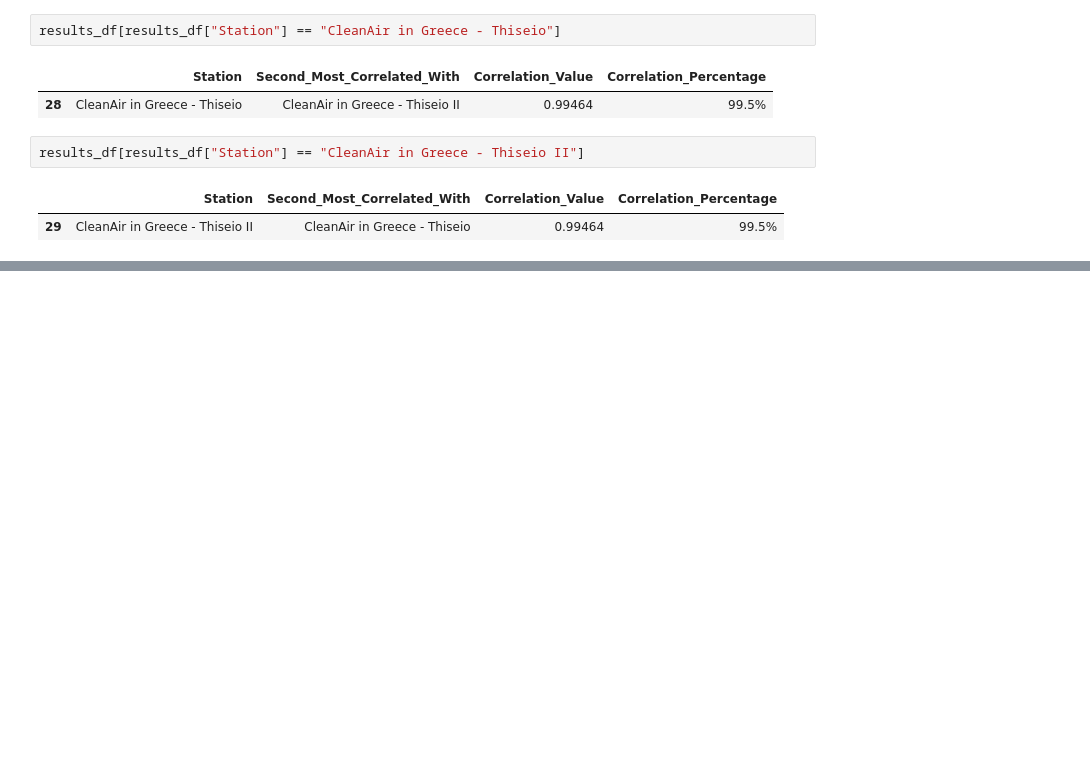
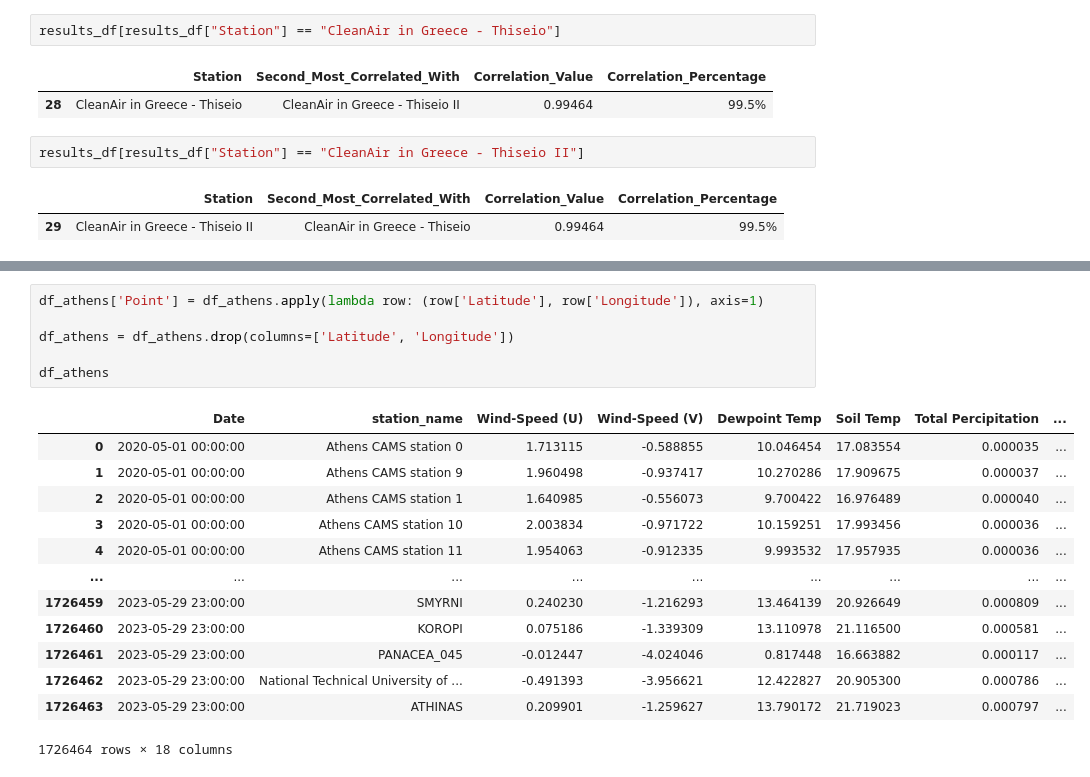
Before and after one commit to erzamerovci/PVDH-AirQualityDataAnalysisAndVisualization, a Jupyter notebook: air_quality_analysis.ipynb, the cells around one changed output, grey strips where cells are left out. Cells and saved outputs as stored; diff of their text form; blank space fills up the shorter version.

```diff
--- a/air_quality_analysis.ipynb
+++ b/air_quality_analysis.ipynb
@@ -438,0 +471,20 @@ results_df[results_df["Station"] == "CleanAir in Greece - Thiseio II"]
+# %%
+df_athens['Point'] = df_athens.apply(lambda row: (row['Latitude'], row['Longitude']), axis=1)
+
+df_athens = df_athens.drop(columns=['Latitude', 'Longitude'])
+
+df_athens
+# %% [output]
+|  | Date | station_name | Wind-Speed (U) | Wind-Speed (V) | Dewpoint Temp | Soil Temp | Total Percipitation | ... |
+| 0 | 2020-05-01 00:00:00 | Athens CAMS station 0 | 1.713115 | -0.588855 | 10.046454 | 17.083554 | 0.000035 | ... |
+| 1 | 2020-05-01 00:00:00 | Athens CAMS station 9 | 1.960498 | -0.937417 | 10.270286 | 17.909675 | 0.000037 | ... |
+| 2 | 2020-05-01 00:00:00 | Athens CAMS station 1 | 1.640985 | -0.556073 | 9.700422 | 16.976489 | 0.000040 | ... |
+| 3 | 2020-05-01 00:00:00 | Athens CAMS station 10 | 2.003834 | -0.971722 | 10.159251 | 17.993456 | 0.000036 | ... |
+| 4 | 2020-05-01 00:00:00 | Athens CAMS station 11 | 1.954063 | -0.912335 | 9.993532 | 17.957935 | 0.000036 | ... |
+| ... | ... | ... | ... | ... | ... | ... | ... | ... |
+| 1726459 | 2023-05-29 23:00:00 | SMYRNI | 0.240230 | -1.216293 | 13.464139 | 20.926649 | 0.000809 | ... |
+| 1726460 | 2023-05-29 23:00:00 | KOROPI | 0.075186 | -1.339309 | 13.110978 | 21.116500 | 0.000581 | ... |
+| 1726461 | 2023-05-29 23:00:00 | PANACEA_045 | -0.012447 | -4.024046 | 0.817448 | 16.663882 | 0.000117 | ... |
+| 1726462 | 2023-05-29 23:00:00 | National Technical University of ... | -0.491393 | -3.956621 | 12.422827 | 20.905300 | 0.000786 | ... |
+| 1726463 | 2023-05-29 23:00:00 | ATHINAS | 0.209901 | -1.259627 | 13.790172 | 21.719023 | 0.000797 | ... |
+1726464 rows × 18 columns
```
Also changed, not shown: parts of 2 cells of this notebook.
